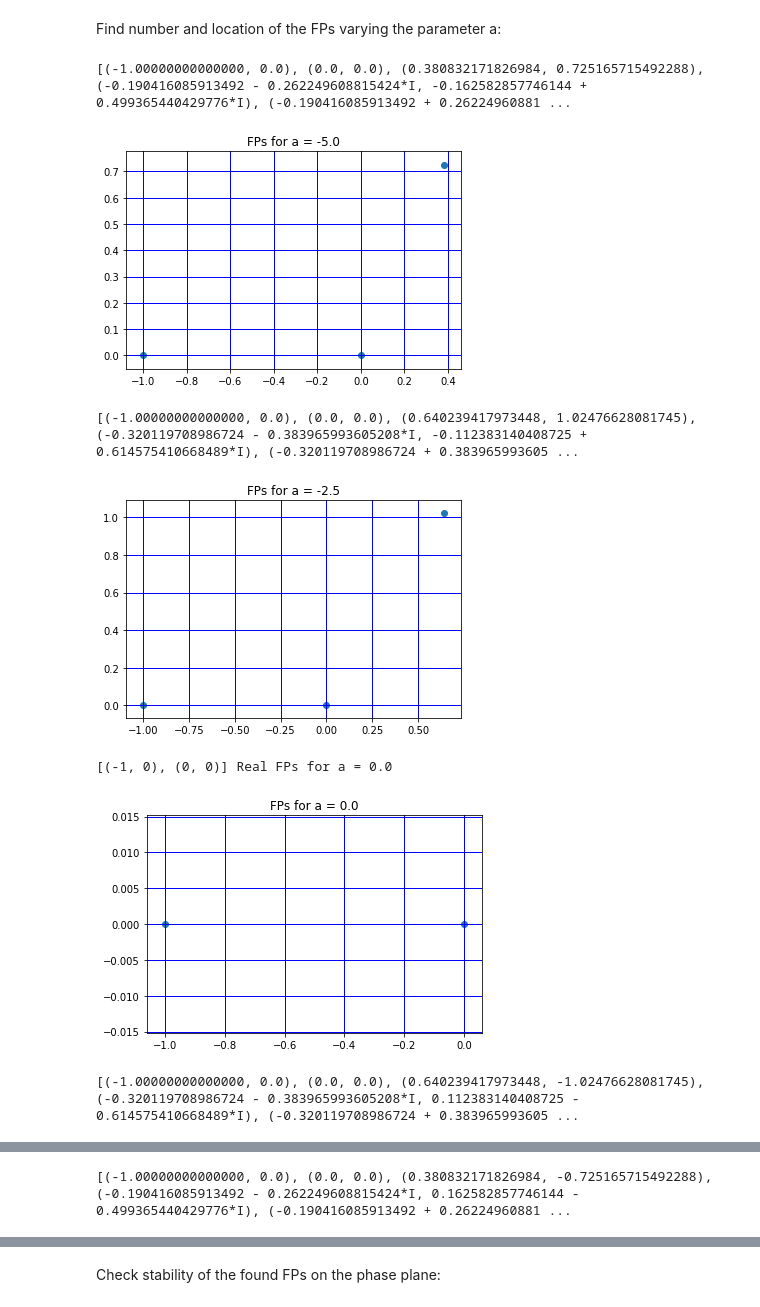
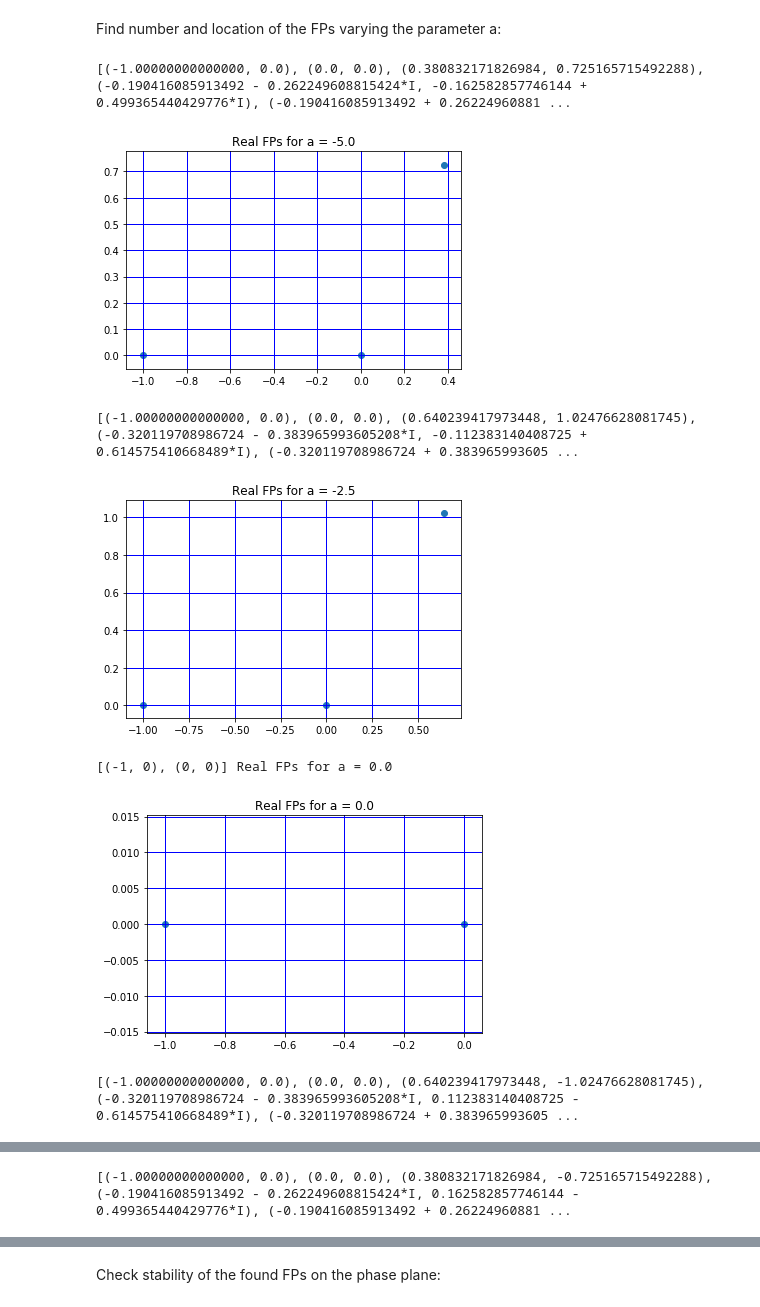
Before and after one commit to StefanIacob/CN_homework, a Jupyter notebook: Week_2/Week 2.ipynb, the cells around one changed output, grey strips where cells are left out. Saved outputs shown, nothing was run; the diff lists cells and outputs as text; code cells hidden in the pictures.

```diff
--- a/Week_2/Week 2.ipynb
+++ b/Week_2/Week 2.ipynb
@@ -127,37 +127,37 @@ Find number and location of the FPs varying the parameter a:
 import sympy as sm
 import numpy as np
 import matplotlib.pyplot as plt
 from mpl_toolkits.mplot3d import Axes3D
 from scipy import integrate
 
 A = np.linspace(-5, 5, num=5)
 
 for a in A:
     u, v = sm.symbols('r, c')
     F = v + u*v + a*u*(v)**2
     G = - u - u**2 + (v)**2
 
     # Use sympy's way of setting equations to zero
     FEqual = sm.Eq(F, 0)
     GEqual = sm.Eq(G, 0)
 
     # Compute fixed points
     equilibria = sm.solve( (FEqual, GEqual), u, v )
     print(equilibria, "Real FPs for a =", a, "\n")
 
     # Discard complex fixed points
     equilibria = [(xs, ys) for (xs, ys) in equilibria if xs.is_real and ys.is_real]
 
     #Plot real fixed points in the phase plane:
     plt.scatter([xs for (xs, ys) in equilibria],[ys for (xs, ys) in equilibria])
     plt.grid(color='b', linestyle='-', linewidth=1)
-    plt.title("FPs for a = " + str(a))
+    plt.title("Real FPs for a = " + str(a))
     plt.show()
 # %% [output]
 [(-1.00000000000000, 0.0), (0.0, 0.0), (0.380832171826984, 0.725165715492288), (-0.190416085913492 - 0.262249608815424*I, -0.162582857746144 + 0.499365440429776*I), (-0.190416085913492 + 0.26224960881 ...
-[figure, old version]
+[figure, new version]
 [(-1.00000000000000, 0.0), (0.0, 0.0), (0.640239417973448, 1.02476628081745), (-0.320119708986724 - 0.383965993605208*I, -0.112383140408725 + 0.614575410668489*I), (-0.320119708986724 + 0.383965993605 ...
-[figure, old version]
+[figure, new version]
 [(-1, 0), (0, 0)] Real FPs for a = 0.0
-[figure, old version]
+[figure, new version]
 [(-1.00000000000000, 0.0), (0.0, 0.0), (0.640239417973448, -1.02476628081745), (-0.320119708986724 - 0.383965993605208*I, 0.112383140408725 - 0.614575410668489*I), (-0.320119708986724 + 0.383965993605 ...
```
Also changed, not shown: parts of 1 cell of this notebook.
